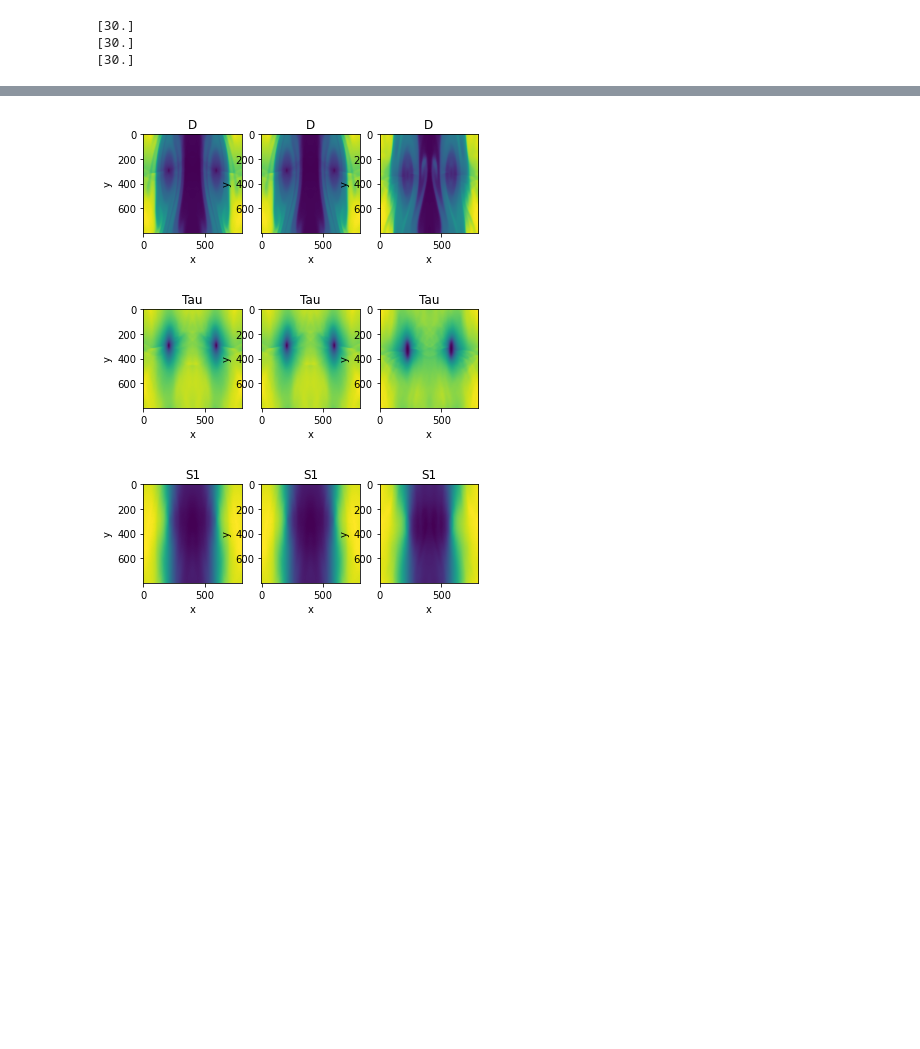
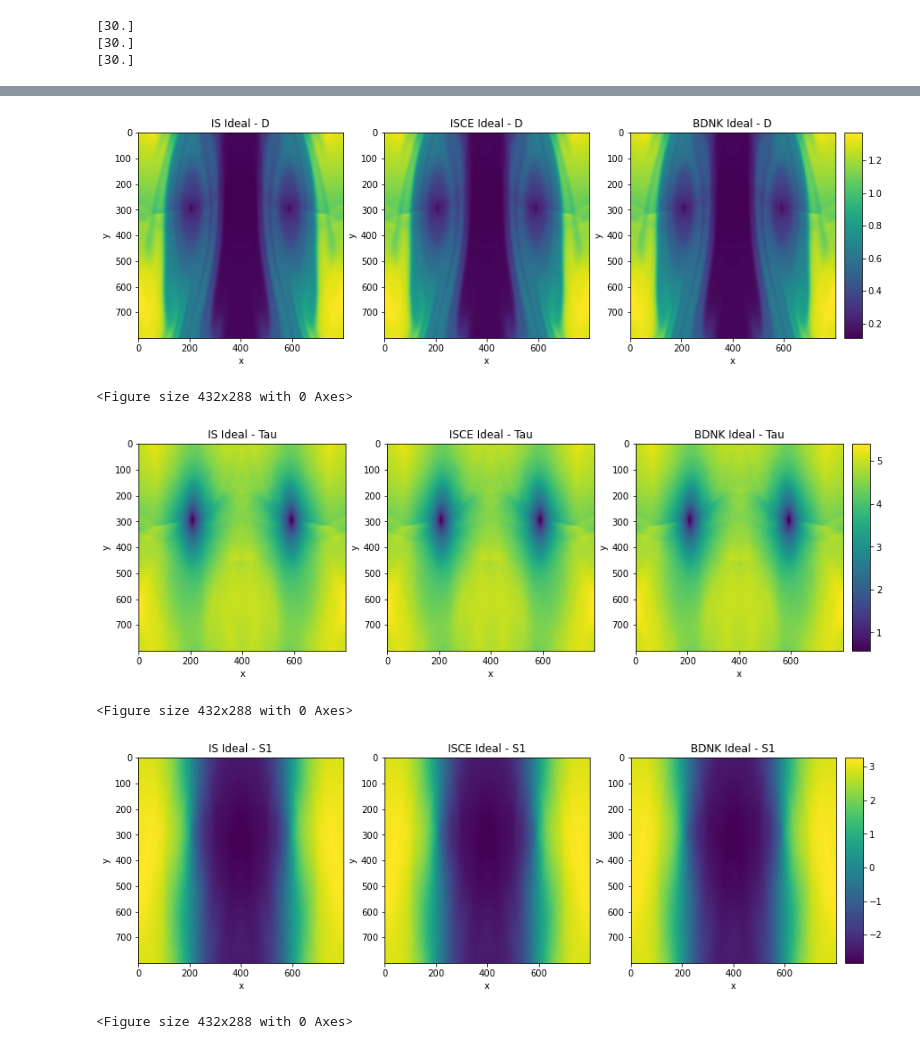
Before and after one commit to MarcusHatton/Plotting, a Jupyter notebook: ConfirmationReportPlots.ipynb, the cells around one changed output, grey strips where cells are left out. Cells and saved outputs as stored; diff of their text form; code cells hidden in the pictures; blank space fills up the shorter version.

```diff
--- a/ConfirmationReportPlots.ipynb
+++ b/ConfirmationReportPlots.ipynb
@@ -25,7 +27,7 @@ fs_BDNK = []
 for n in range(11):
     fs_IS.append(h5py.File(f'IS/KH/Ideal/dp_800x800x0_{n}.hdf5', 'r'))
     fs_ISCE.append(h5py.File(f'ISCE/KH/Ideal/dp_800x800x0_{n}.hdf5', 'r'))
-    fs_BDNK.append(h5py.File(f'BDNK/KH/800x800/dp_800x800x0_{n}.hdf5', 'r'))
+    fs_BDNK.append(h5py.File(f'BDNK/KH/Ideal/dp_800x800x0_{n}.hdf5', 'r'))
 fss = [fs_IS, fs_ISCE, fs_BDNK]
 names = ['IS Ideal','ISCE Ideal','BDNK Ideal']
 # %%
@@ -33,8 +35,33 @@ fs_IS = []
 fs_ISCE = []
 fs_BDNK = []
 for n in range(11):
-    fs_IS.append(h5py.File(f'IS/KH/Ideal/dp_200x200x0_{n}.hdf5', 'r'))
-    fs_ISCE.append(h5py.File(f'ISCE/KH/Ideal/dp_200x200x0_{n}.hdf5', 'r'))
+#     fs_IS.append(h5py.File(f'IS/KH/Shear/tau5em1eta5em3/dp_200x200x0_{n}.hdf5', 'r'))
+    fs_IS.append(h5py.File(f'IS/KH/Shear/tau1em2eta1em3/dp_200x200x0_{n}.hdf5', 'r'))
+#     fs_IS.append(h5py.File(f'IS/KH/Shear/TI/dp_800x800x0_{n}.hdf5', 'r'))
+for n in range(11):
+#     fs_ISCE.append(h5py.File(f'ISCE/KH/Shear/tau5em2eta5em3/dp_200x200x0_{n}.hdf5', 'r'))
+    fs_ISCE.append(h5py.File(f'ISCE/KH/Shear/tau5em3eta1em3wide/dp_200x200x0_{n}.hdf5', 'r'))
+for n in range(11):
+#     fs_BDNK.append(h5py.File(f'BDNK/KH/800x800/dp_800x800x0_{n}.hdf5', 'r'))
     fs_BDNK.append(h5py.File(f'BDNK/KH/eta0_5em4/dp_200x200x0_{n}.hdf5', 'r'))
 fss = [fs_IS, fs_ISCE, fs_BDNK]
 names = ['IS Shear','ISCE Shear','BDNK Shear']
+# %%
+for fs in fss:
+    print(f"endtime: {fs[-1].attrs['t']}")
+    zeta = fs[0]['Optional'].attrs['zeta'][0]
+    kappa = fs[0]['Optional'].attrs['kappa'][0]
+    if fs == fs_BDNK:
+        eta = fs[0]['Optional'].attrs['eta_0'][0]
+    else:
+        eta = fs[0]['Optional'].attrs['eta'][0]
+
+    if fs != fs_BDNK:
+        tau_Pi = fs[0]['Optional'].attrs['tau_Pi'][0]
+        tau_q = fs[0]['Optional'].attrs['tau_q'][0]
+        tau_pi = fs[0]['Optional'].attrs['tau_pi'][0]
+
+    print(f"Dissipation strengths: zeta {zeta}, "
+          f"kappa: {kappa}, ", f"eta: {eta}, "
+      f"relaxation time {tau_pi}, "
+      f"timestep {fs[0]['Domain'].attrs['dt'][0]}")
@@ -54,14 +88,21 @@ plt.imshow(fs_BDNK[-1]['Conserved/D'])
 # %%
 for quant in['D','Tau','S1']:
-    fig, axes = plt.subplots(1,3)
+    fig, axes = plt.subplots(1,3,figsize=(14, 10))
     for fs, name, sp in zip(fss, names, axes):
-        sp.imshow(fs[-1]['Conserved/'+quant],label=name)
-        sp.set_title(quant)
+        im = sp.imshow(fs[-1]['Conserved/'+quant],label=name)
+        sp.set_title(name+' - '+quant)
         sp.set_xlabel('x')
         sp.set_ylabel('y')
+#     cbar_ax = fig.add_axes([0.95, 0.1, 0.02, 0.8])
+    cax = fig.add_axes([axes[2].get_position().x1+0.01,axes[2].get_position().y0,0.02,axes[2].get_position().height])
+#     fig.colorbar(im,fraction=0.1, pad=0.14)#cax=cbar_ax)
+    fig.colorbar(im,cax=cax)
     plt.show()
-#     plt.savefig("ConfirmationReport/ConsIDCompare_"+quant+".pdf")
+    plt.savefig("ConfirmationReportPlots/KH/ConsIDCompare_"+quant+".pdf")
 # %% [output]
-[figure, old version]
+[figure, new version]
+<Figure size 432x288 with 0 Axes>
-[figure, old version]
+[figure, new version]
+<Figure size 432x288 with 0 Axes>
-[figure, old version]
+[figure, new version]
+<Figure size 432x288 with 0 Axes>
```
Also changed, not shown: parts of 5 cells of this notebook, 2 other files.
